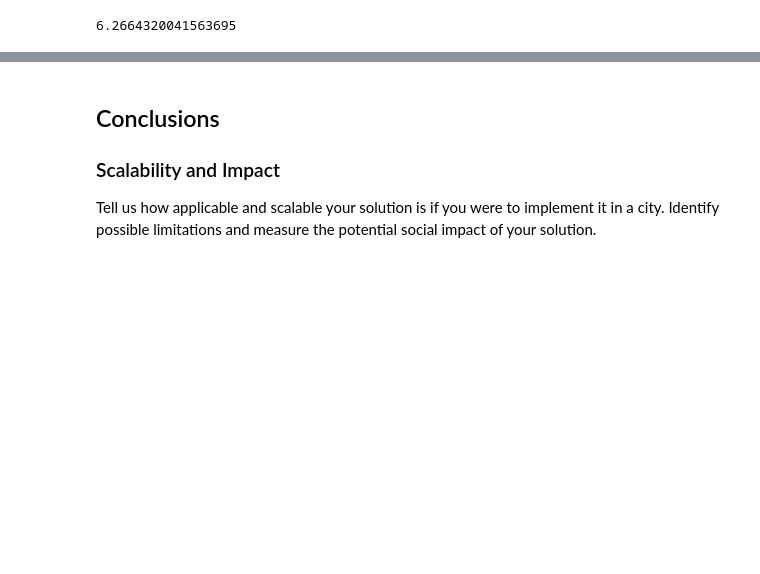
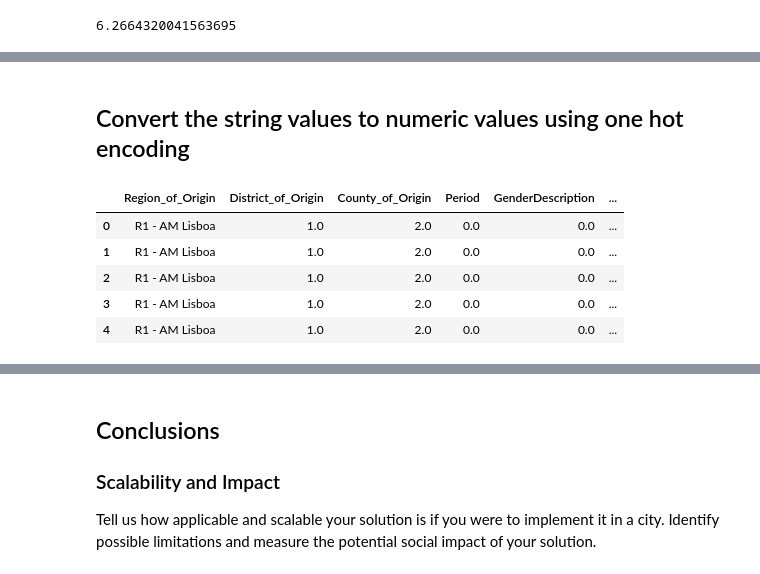
Before and after one commit to desaizeeshan22/World-data-league, a Jupyter notebook: Notebook_Submission.ipynb, the cells around one changed output, grey strips where cells are left out. Saved outputs shown, nothing was run; the diff lists cells and outputs as text; code cells hidden in the pictures; blank space fills up the shorter version.

```diff
--- a/Notebook_Submission.ipynb
+++ b/Notebook_Submission.ipynb
@@ -403,0 +412,2 @@ DecisionTreeRegressor()
+# %%
+df=pd.read_excel('Churn_UsersProfile.xlsx')
@@ -403,0 +423,17 @@ DecisionTreeRegressor()
+# %% [markdown]
+<h2>Convert the string values to numeric values using one hot encoding</h2>
+# %%
+data = ['District_of_Origin','County_of_Origin','Period','GenderDescription','AgeClassDescription']
+# %%
+for column in data:
+    ord_enc = OrdinalEncoder()
+    df[column] = ord_enc.fit_transform(df[[column]])
+# %%
+df.head()
+# %% [output]
+|  | Region_of_Origin | District_of_Origin | County_of_Origin | Period | GenderDescription | ... |
+| 0 | R1 - AM Lisboa | 1.0 | 2.0 | 0.0 | 0.0 | ... |
+| 1 | R1 - AM Lisboa | 1.0 | 2.0 | 0.0 | 0.0 | ... |
+| 2 | R1 - AM Lisboa | 1.0 | 2.0 | 0.0 | 0.0 | ... |
+| 3 | R1 - AM Lisboa | 1.0 | 2.0 | 0.0 | 0.0 | ... |
+| 4 | R1 - AM Lisboa | 1.0 | 2.0 | 0.0 | 0.0 | ... |
```
Also changed, not shown: parts of 16 cells of this notebook.
